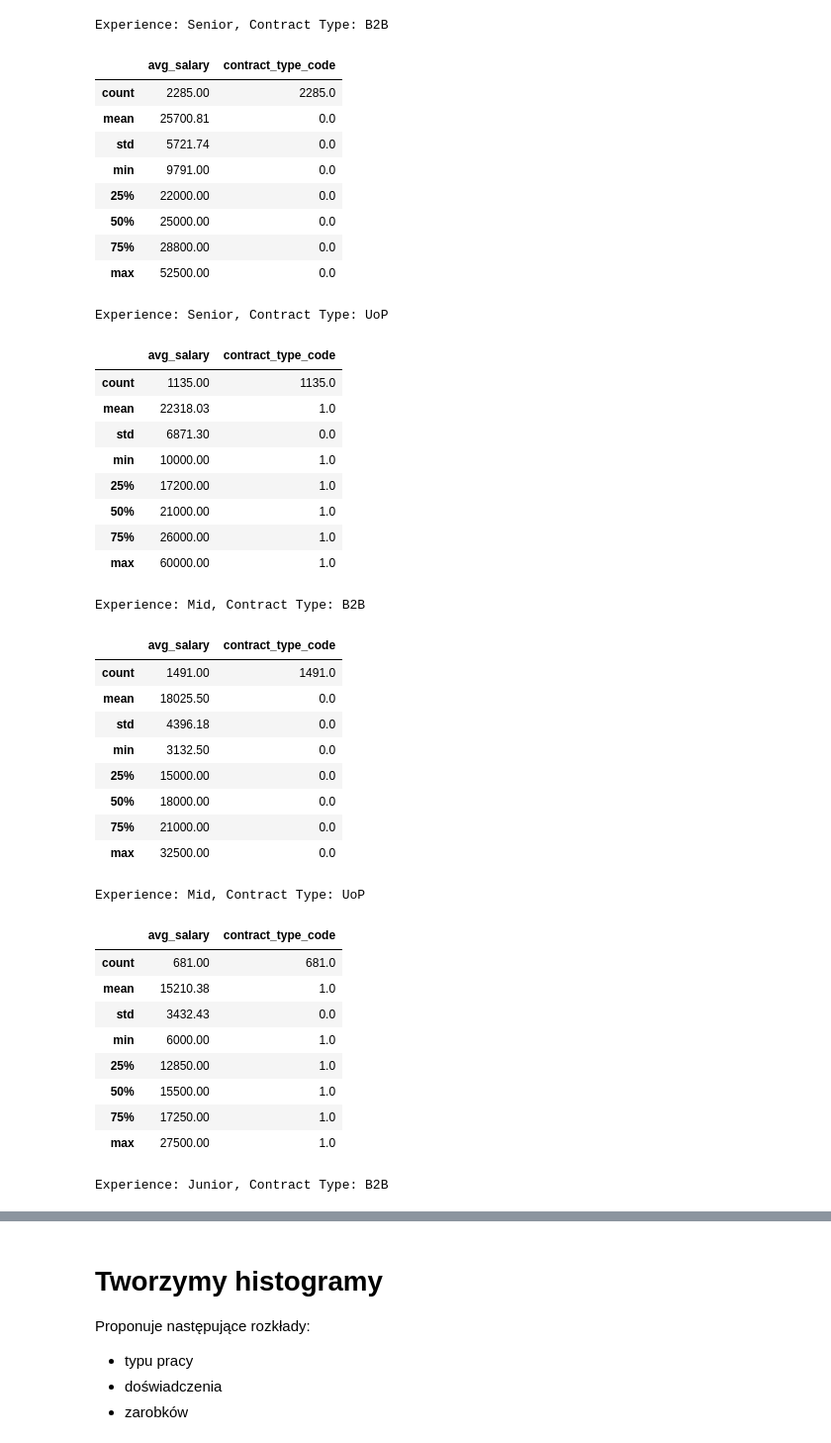
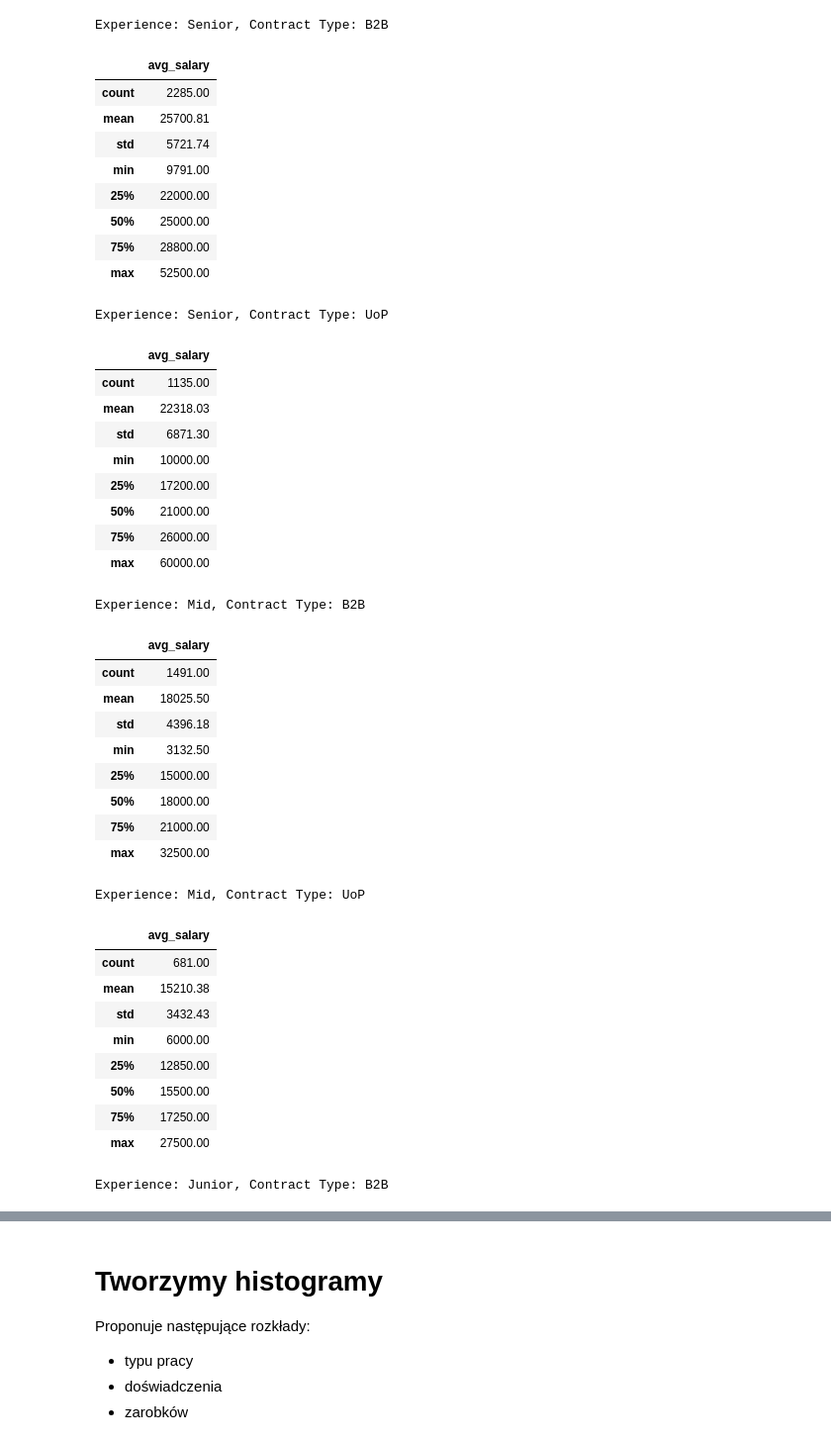
Before and after one commit to lukaszfabia/IT-salary-predictor, a Jupyter notebook: analysis/analysis.ipynb, the cells around one changed output, grey strips where cells are left out. Shown at 99% size. Saved outputs shown, nothing was run; the diff lists cells and outputs as text; code cells hidden in the pictures.

```diff
--- a/analysis/analysis.ipynb
+++ b/analysis/analysis.ipynb
@@ -132,55 +152,55 @@ print(len(df))
 # %%
 exp_code = df["experience_code"].value_counts().index
 exp_name = exp_encoder.inverse_transform(exp_code)
 contracts = df["contract_type_code"].value_counts().index
 contracts_name = contract_type_encoder.inverse_transform(contracts)
 
 for exp in exp_name:
     exp_code = exp_encoder.transform([exp])[0]
     for contract in contracts_name:
         contract_code = contract_type_encoder.transform([contract])[0]
         subset = df[(df["experience_code"] == exp_code) & (df["contract_type_code"] == contract_code)]
         print(f"Experience: {exp}, Contract Type: {contract}")
-        display(subset.iloc[:, :2].describe().round(2))
+        display(subset.iloc[:, :1].describe().round(2))
 # %% [output]
 Experience: Senior, Contract Type: B2B
-|  | avg_salary | contract_type_code |
-| count | 2285.00 | 2285.0 |
-| mean | 25700.81 | 0.0 |
-| std | 5721.74 | 0.0 |
-| min | 9791.00 | 0.0 |
-| 25% | 22000.00 | 0.0 |
-| 50% | 25000.00 | 0.0 |
-| 75% | 28800.00 | 0.0 |
-| max | 52500.00 | 0.0 |
+|  | avg_salary |
+| count | 2285.00 |
+| mean | 25700.81 |
+| std | 5721.74 |
+| min | 9791.00 |
+| 25% | 22000.00 |
+| 50% | 25000.00 |
+| 75% | 28800.00 |
+| max | 52500.00 |
 Experience: Senior, Contract Type: UoP
-|  | avg_salary | contract_type_code |
-| count | 1135.00 | 1135.0 |
-| mean | 22318.03 | 1.0 |
-| std | 6871.30 | 0.0 |
-| min | 10000.00 | 1.0 |
-| 25% | 17200.00 | 1.0 |
-| 50% | 21000.00 | 1.0 |
-| 75% | 26000.00 | 1.0 |
-| max | 60000.00 | 1.0 |
+|  | avg_salary |
+| count | 1135.00 |
+| mean | 22318.03 |
+| std | 6871.30 |
+| min | 10000.00 |
+| 25% | 17200.00 |
+| 50% | 21000.00 |
+| 75% | 26000.00 |
+| max | 60000.00 |
 Experience: Mid, Contract Type: B2B
-|  | avg_salary | contract_type_code |
-| count | 1491.00 | 1491.0 |
-| mean | 18025.50 | 0.0 |
-| std | 4396.18 | 0.0 |
-| min | 3132.50 | 0.0 |
-| 25% | 15000.00 | 0.0 |
-| 50% | 18000.00 | 0.0 |
-| 75% | 21000.00 | 0.0 |
-| max | 32500.00 | 0.0 |
+|  | avg_salary |
+| count | 1491.00 |
+| mean | 18025.50 |
+| std | 4396.18 |
+| min | 3132.50 |
+| 25% | 15000.00 |
+| 50% | 18000.00 |
+| 75% | 21000.00 |
+| max | 32500.00 |
 Experience: Mid, Contract Type: UoP
-|  | avg_salary | contract_type_code |
-| count | 681.00 | 681.0 |
-| mean | 15210.38 | 1.0 |
-| std | 3432.43 | 0.0 |
-| min | 6000.00 | 1.0 |
-| 25% | 12850.00 | 1.0 |
-| 50% | 15500.00 | 1.0 |
-| 75% | 17250.00 | 1.0 |
-| max | 27500.00 | 1.0 |
+|  | avg_salary |
+| count | 681.00 |
+| mean | 15210.38 |
+| std | 3432.43 |
+| min | 6000.00 |
+| 25% | 12850.00 |
+| 50% | 15500.00 |
+| 75% | 17250.00 |
+| max | 27500.00 |
 Experience: Junior, Contract Type: B2B
```
Also changed, not shown: parts of 26 cells of this notebook, 33 other files.
